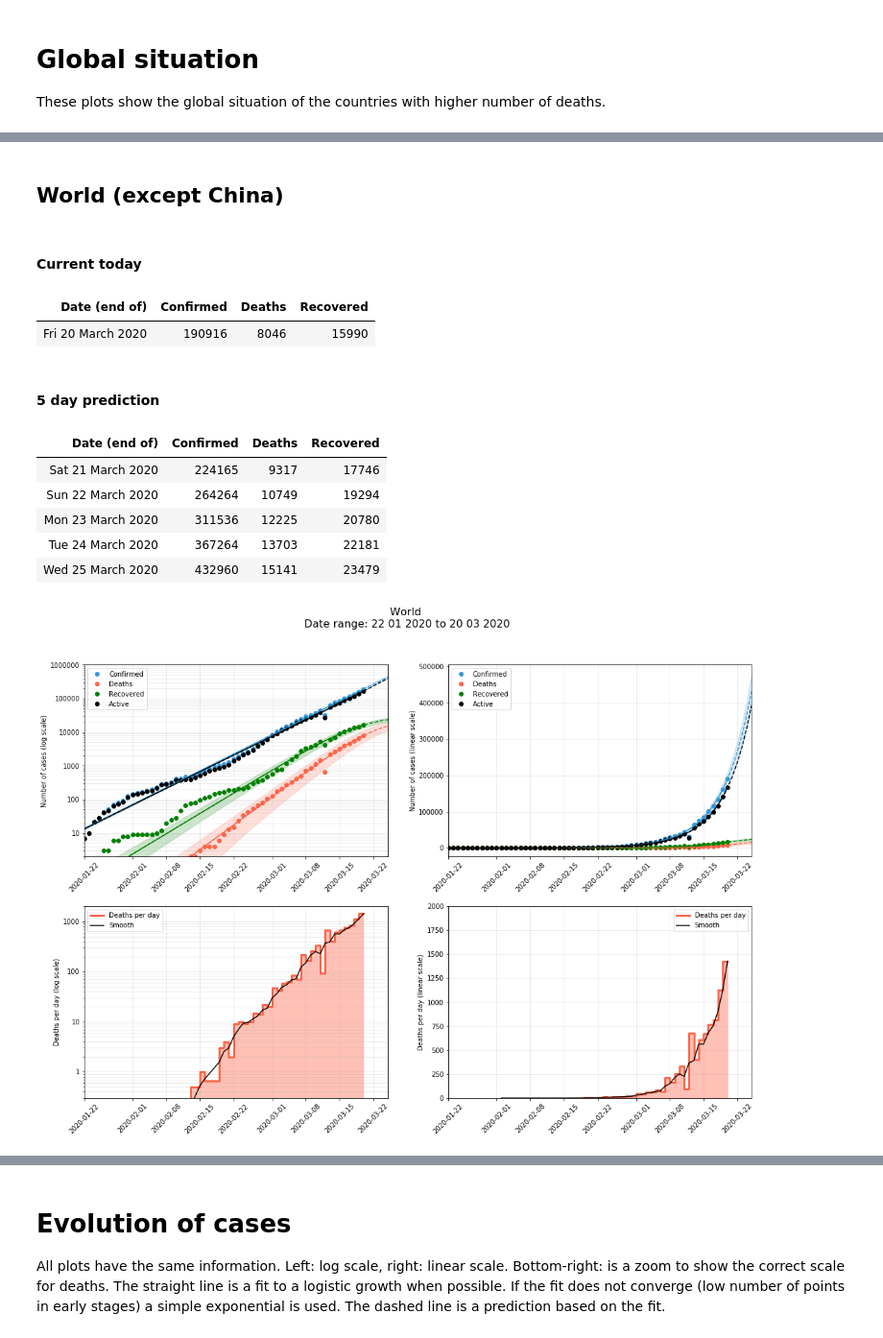
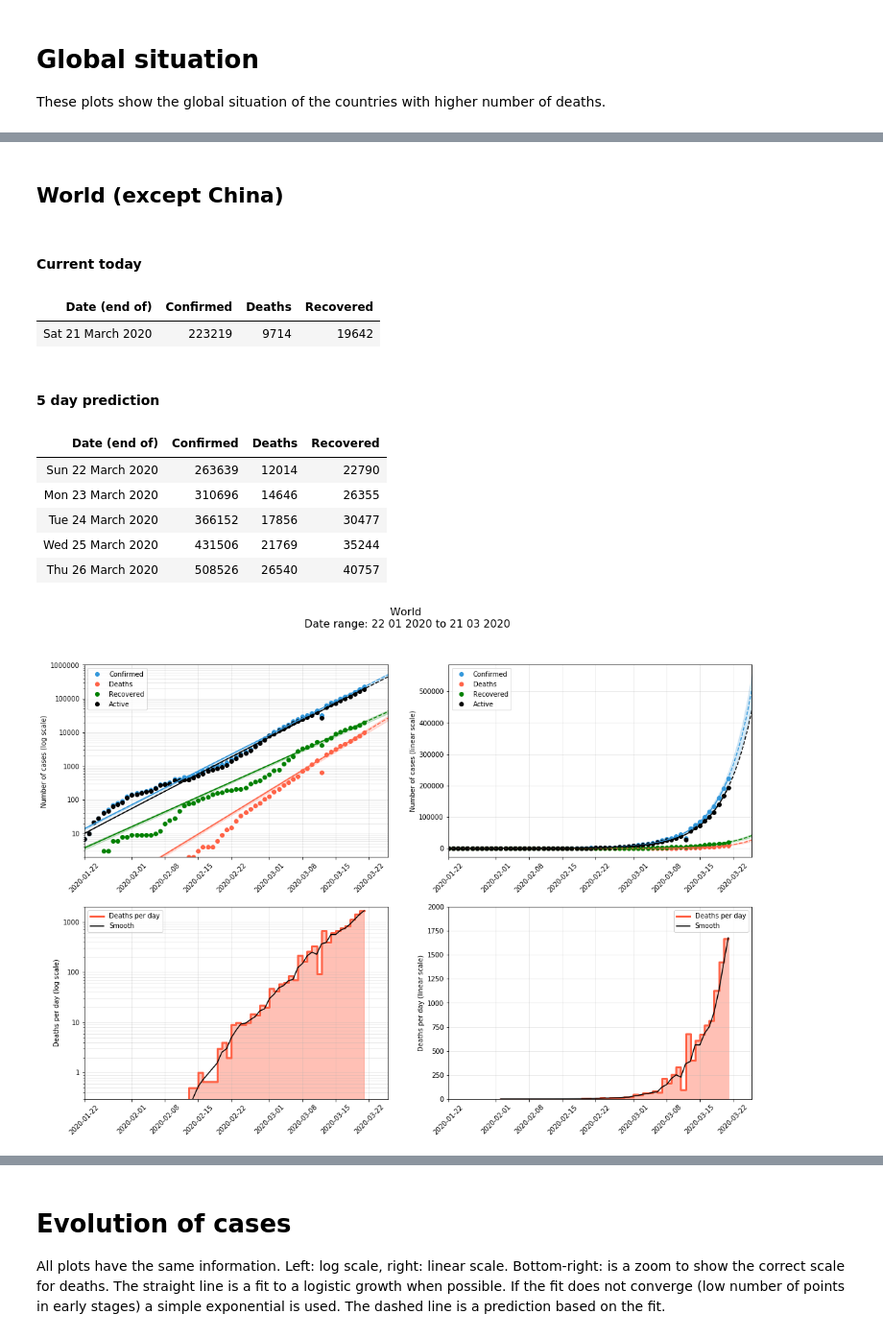
Before and after one commit to jmoldon/coronavirus_analysis, a Jupyter notebook: covid19.ipynb, the cells around one changed output, grey strips where cells are left out. Shown at 96% size. Drawn from its saved outputs; the diff is of its cells as text; code cells hidden in the pictures.

Commit message:
Update March 22

```diff
--- a/covid19.ipynb
+++ b/covid19.ipynb
@@ -247,5 +267,5 @@ fig.savefig(f'./plots/most_cases_evolution.png', bbox_inches='tight', dpi=100)
 # %%
-def plot_country(data_country, prediction, ylim=1e5, death_lim=650):
+def plot_country(data_country, prediction, ylim=1e5, death_lim=900):
     gridsize = (4, 2)
     fig = plt.figure(figsize=(18, 12))
     ax1 = plt.subplot2grid(gridsize, (0, 0), colspan=1, rowspan=2)
@@ -473,26 +493,29 @@ def process_country(data, country='Spain', province='', start_date='2020-01-15',
 # %%
 display(Markdown("## World (except China)"))
 world_data = data[data['Country/Region']!='China']
 all_countries = world_data.groupby(['DateTime']).sum().reset_index()
 all_countries['Country/Region'] = 'World'
 all_countries['Province/State'] = ''
+fits_todo1 = {'Confirmed': [func_exponential],
+             'Deaths':     [func_exponential],
+             'Recovered':  [func_exponential]}
 
-data_country, prediction = fit_data(all_countries)
+data_country, prediction = fit_data(all_countries, fits_todo=fits_todo1)
 fig, ax = plot_country(data_country, prediction, ylim=1000000, death_lim=2000)
 print_table(data_country, prediction, days=5)
 # %% [output]
 ## World (except China)
 #### Current today
 | Date (end of) | Confirmed | Deaths | Recovered |
-| Fri 20 March 2020 | 190916 | 8046 | 15990 |
+| Sat 21 March 2020 | 223219 | 9714 | 19642 |
 #### 5 day prediction
 | Date (end of) | Confirmed | Deaths | Recovered |
-| Sat 21 March 2020 | 224165 | 9317 | 17746 |
-| Sun 22 March 2020 | 264264 | 10749 | 19294 |
-| Mon 23 March 2020 | 311536 | 12225 | 20780 |
-| Tue 24 March 2020 | 367264 | 13703 | 22181 |
-| Wed 25 March 2020 | 432960 | 15141 | 23479 |
+| Sun 22 March 2020 | 263639 | 12014 | 22790 |
+| Mon 23 March 2020 | 310696 | 14646 | 26355 |
+| Tue 24 March 2020 | 366152 | 17856 | 30477 |
+| Wed 25 March 2020 | 431506 | 21769 | 35244 |
+| Thu 26 March 2020 | 508526 | 26540 | 40757 |
-[figure, old version]
+[figure, new version]
 # %%
 display(Markdown("## China"))
 china_data = data[data['Country/Region']=='China']
```
Also changed, not shown: parts of 26 cells of this notebook, 26 other files.
